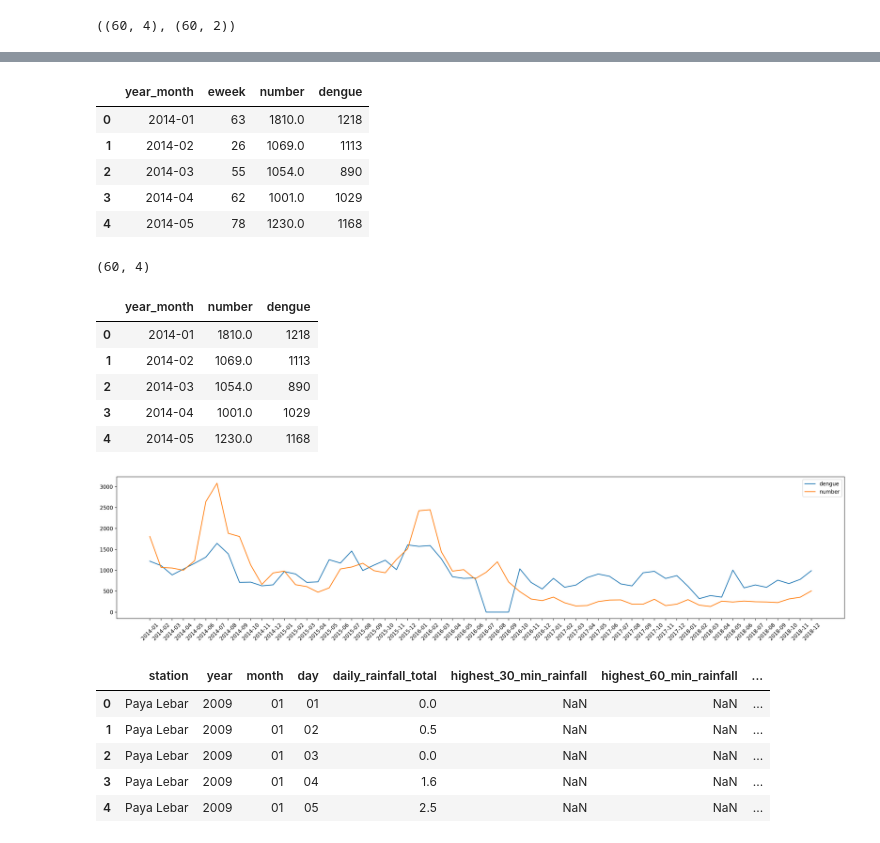
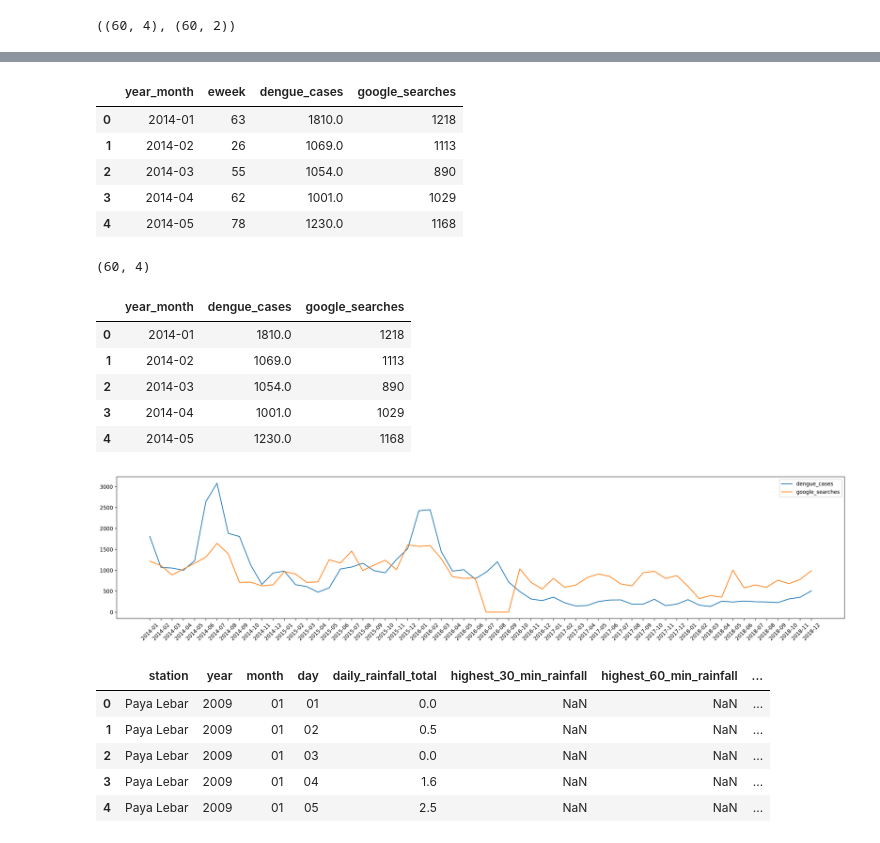
Before and after one commit to garyfoohw/GA_DSIF_Dengue, a Jupyter notebook: src/02_EDA_Anni.ipynb, the cells around one changed output, grey strips where cells are left out. Cells and saved outputs as stored; diff of their text form; code cells hidden in the pictures.

```diff
--- a/src/02_EDA_Anni.ipynb
+++ b/src/02_EDA_Anni.ipynb
@@ -376,3 +378,5 @@ gtrends.head()
 | 2 | 2009-01-03 | 0 |
 | 3 | 2009-01-04 | 55 |
 | 4 | 2009-01-05 | 26 |
+# %%
+gtrends.rename(columns = {'dengue':'google_searches'}, inplace = True)
@@ -552,3 +562,5 @@ See the caveats in the documentation: https://pandas.pydata.org/pandas-docs/stab
 | 4 | 2014 | 3 | Dengue | 401.0 | 01 | 2014-01 |
 | 6 | 2014 | 4 | Dengue | 336.0 | 01 | 2014-01 |
 | 8 | 2014 | 5 | Dengue | 234.0 | 02 | 2014-02 |
+# %%
+weekly_dengue.rename(columns = {'number':'dengue_cases'}, inplace = True)
@@ -737,7 +763,7 @@ combined = monthly_dengue_sub.merge(gtrends_sub, how='left')
 # %%
 combined.head()
 # %% [output]
-|  | year_month | eweek | number | dengue |
+|  | year_month | eweek | dengue_cases | google_searches |
 | 0 | 2014-01 | 63 | 1810.0 | 1218 |
 | 1 | 2014-02 | 26 | 1069.0 | 1113 |
 | 2 | 2014-03 | 55 | 1054.0 | 890 |
@@ -751,7 +777,7 @@ combined.shape
 combined = combined.drop(columns = ['eweek'])
 combined.head()
 # %% [output]
-|  | year_month | number | dengue |
+|  | year_month | dengue_cases | google_searches |
 | 0 | 2014-01 | 1810.0 | 1218 |
 | 1 | 2014-02 | 1069.0 | 1113 |
 | 2 | 2014-03 | 1054.0 | 890 |
@@ -759,11 +785,11 @@ combined.head()
 | 4 | 2014-05 | 1230.0 | 1168 |
 # %%
 plt.figure(figsize=(25, 5), dpi=200)
-plt.plot(combined.year_month, combined.dengue, combined.number)
-plt.legend(['dengue', 'number'])
+plt.plot(combined.year_month, combined.dengue_cases, combined.google_searches)
+plt.legend(['dengue_cases', 'google_searches'])
 plt.xticks(rotation=45);
 # %% [output]
-[figure, old version]
+[figure, new version]
 # %%
 #Check head
 mss.head()
```
Also changed, not shown: parts of 40 cells of this notebook.
